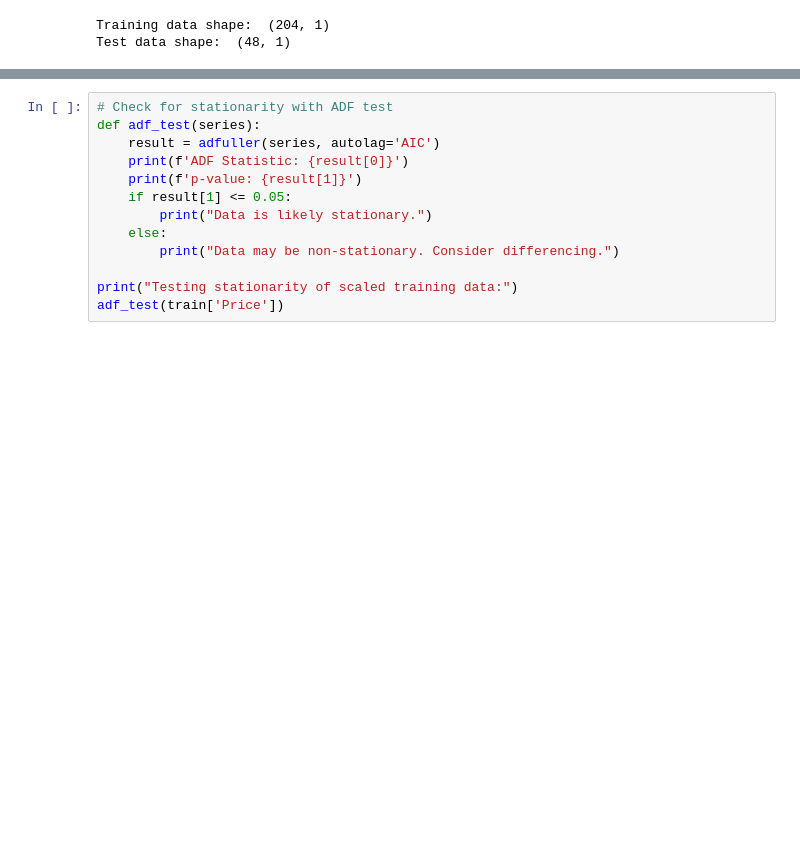
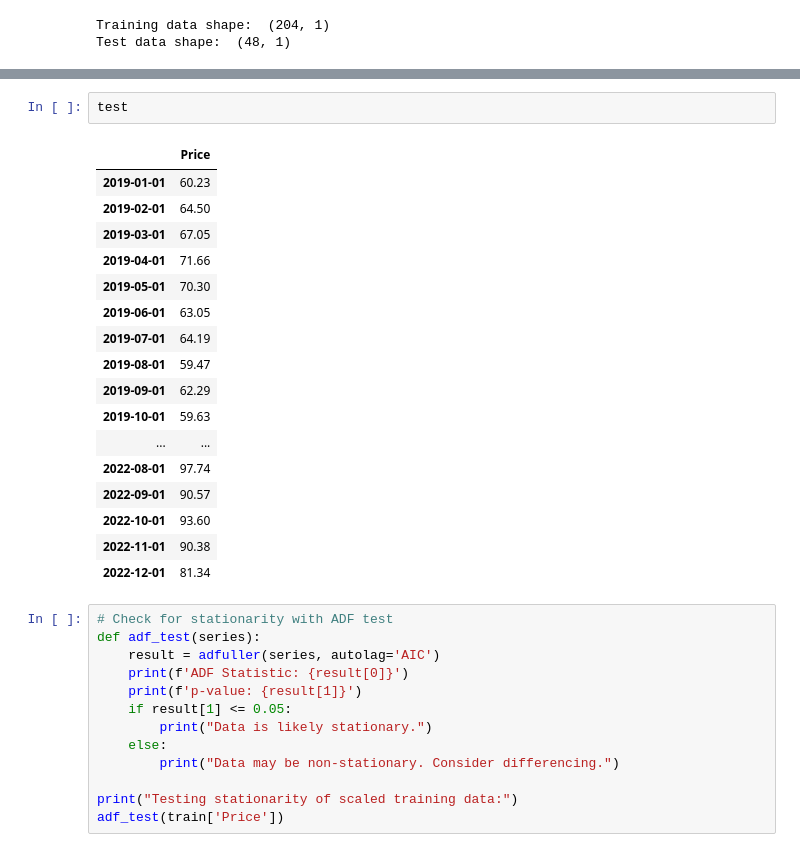
Before and after one commit to jnopareboateng/ml-library, a Jupyter notebook: crude-oil-forecast/arima.ipynb, the cells around one changed output, grey strips where cells are left out. Drawn from its saved outputs; the diff is of its cells as text; blank space fills up the shorter version.

```diff
--- a/crude-oil-forecast/arima.ipynb
+++ b/crude-oil-forecast/arima.ipynb
@@ -86,3 +102,23 @@ Test data shape:  (48, 1)
+# %%
+test
+# %% [output]
+|  | Price |
+| 2019-01-01 | 60.23 |
+| 2019-02-01 | 64.50 |
+| 2019-03-01 | 67.05 |
+| 2019-04-01 | 71.66 |
+| 2019-05-01 | 70.30 |
+| 2019-06-01 | 63.05 |
+| 2019-07-01 | 64.19 |
+| 2019-08-01 | 59.47 |
+| 2019-09-01 | 62.29 |
+| 2019-10-01 | 59.63 |
+| ... | ... |
+| 2022-08-01 | 97.74 |
+| 2022-09-01 | 90.57 |
+| 2022-10-01 | 93.60 |
+| 2022-11-01 | 90.38 |
+| 2022-12-01 | 81.34 |
 # %%
 # Check for stationarity with ADF test
 def adf_test(series):
```
Also changed, not shown: parts of 5 cells of this notebook, 1 other file.
